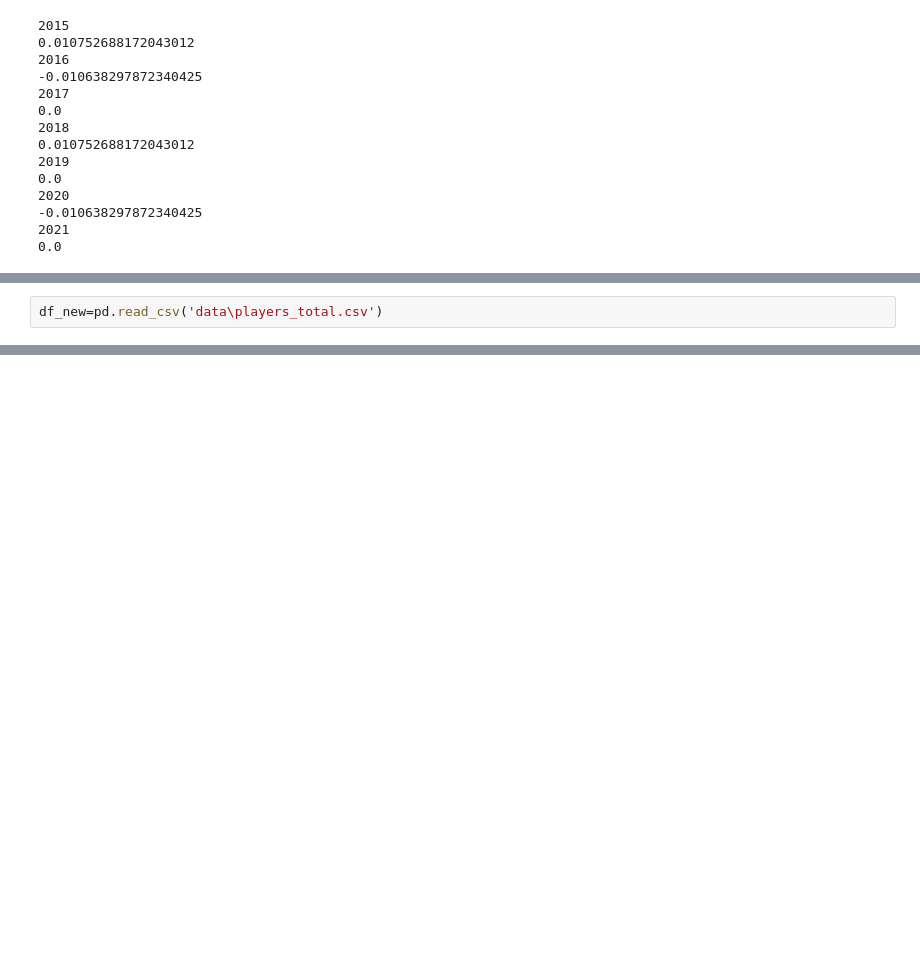
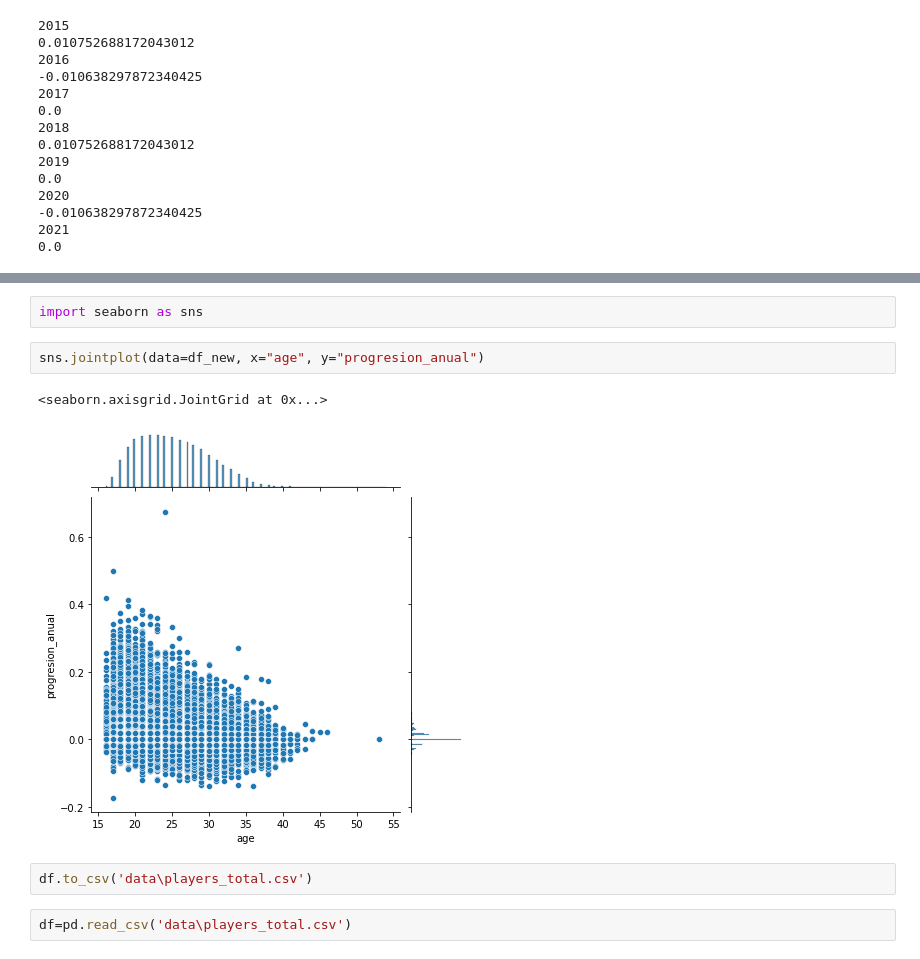
Before and after one commit to nathygonzalez/PR06-Machine-Learning-Group-Project, a Jupyter notebook: Fifa_proyect.ipynb, the cells around one changed output, grey strips where cells are left out. Drawn from its saved outputs; the diff is of its cells as text; blank space fills up the shorter version.

```diff
--- a/Fifa_proyect.ipynb
+++ b/Fifa_proyect.ipynb
@@ -239,2 +188,0 @@ df.to_csv('data\players_total.csv')
-# %%
-df_new=pd.read_csv('data\players_total.csv')
@@ -240,0 +241,11 @@ df_new=pd.read_csv('data\players_total.csv')
+# %%
+import seaborn as sns
+# %%
+sns.jointplot(data=df_new, x="age", y="progresion_anual")
+# %% [output]
+<seaborn.axisgrid.JointGrid at 0x...>
+[figure, added]
+# %%
+df.to_csv('data\players_total.csv')
+# %%
+df=pd.read_csv('data\players_total.csv')
```
Also changed, not shown: parts of 35 cells of this notebook.
